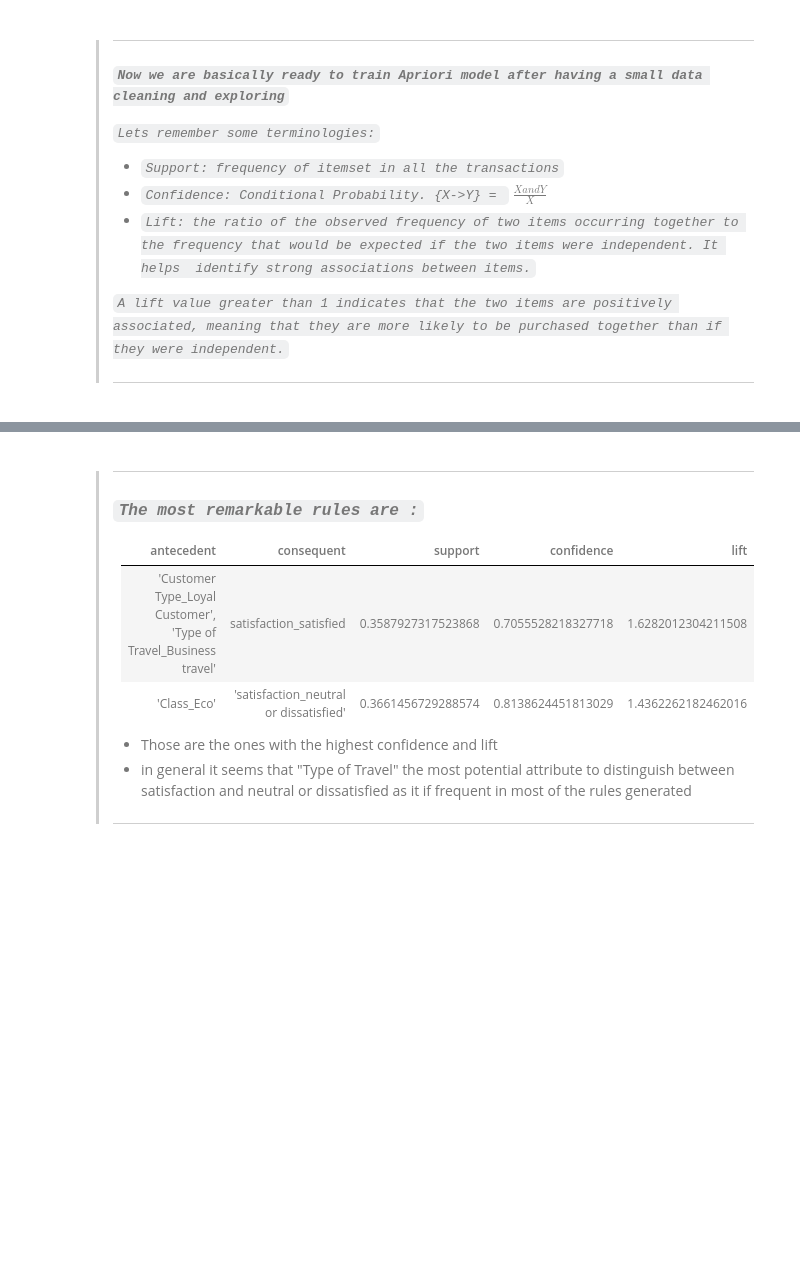
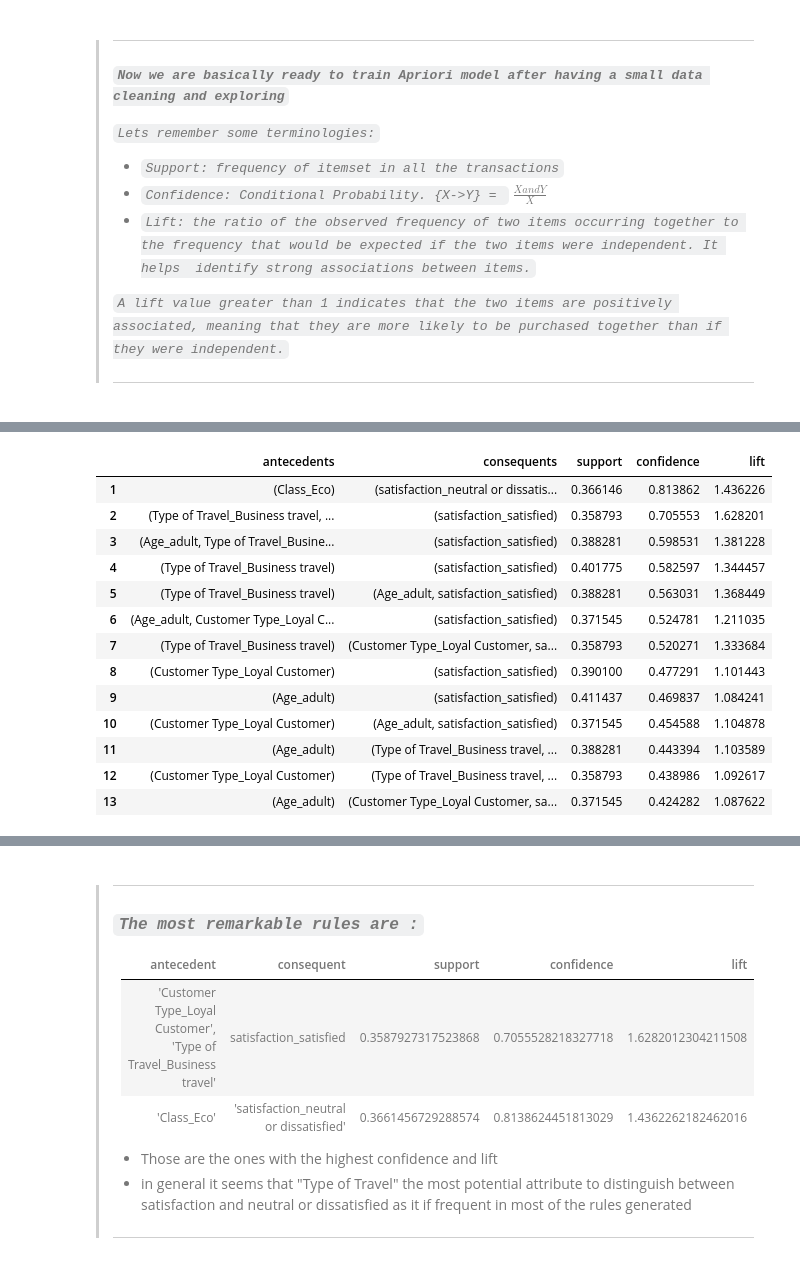
Before and after one commit to NouranHany/Airline-Satisfaction-Predictors, a Jupyter notebook: ModelPipelines/Apriori/Apriori.ipynb, the cells around one changed output, grey strips where cells are left out. Saved outputs shown, nothing was run; the diff lists cells and outputs as text; code cells hidden in the pictures; blank space fills up the shorter version.

```diff
--- a/ModelPipelines/Apriori/Apriori.ipynb
+++ b/ModelPipelines/Apriori/Apriori.ipynb
@@ -95,9 +97,28 @@ rules_df = association_rules(frequent_itemsets, metric="lift", min_threshold=1)
 # %%
 rules_df = rules_df.sort_values(['confidence', 'lift'], ascending =[False, False])
 
 # get only the rules that has satisfaction as consequent(rhs of rule)
 rules_df = rules_df[rules_df['consequents'].astype(str).str.contains('satisfaction')]
 
 # write the rules to a txt file
-rules_df.to_csv('rules.txt', sep='\t', index=False)
+# rules_df.to_csv('rules.txt', sep='\t', index=False)
+
+df_new=rules_df[['antecedents', 'consequents', 'support', 'confidence', 'lift']]
+df_new.index = range(1, len(df_new) + 1)
+df_new
+# %% [output]
+|  | antecedents | consequents | support | confidence | lift |
+| 1 | (Class_Eco) | (satisfaction_neutral or dissatis... | 0.366146 | 0.813862 | 1.436226 |
+| 2 | (Type of Travel_Business travel, ... | (satisfaction_satisfied) | 0.358793 | 0.705553 | 1.628201 |
+| 3 | (Age_adult, Type of Travel_Busine... | (satisfaction_satisfied) | 0.388281 | 0.598531 | 1.381228 |
+| 4 | (Type of Travel_Business travel) | (satisfaction_satisfied) | 0.401775 | 0.582597 | 1.344457 |
+| 5 | (Type of Travel_Business travel) | (Age_adult, satisfaction_satisfied) | 0.388281 | 0.563031 | 1.368449 |
+| 6 | (Age_adult, Customer Type_Loyal C... | (satisfaction_satisfied) | 0.371545 | 0.524781 | 1.211035 |
+| 7 | (Type of Travel_Business travel) | (Customer Type_Loyal Customer, sa... | 0.358793 | 0.520271 | 1.333684 |
+| 8 | (Customer Type_Loyal Customer) | (satisfaction_satisfied) | 0.390100 | 0.477291 | 1.101443 |
+| 9 | (Age_adult) | (satisfaction_satisfied) | 0.411437 | 0.469837 | 1.084241 |
+| 10 | (Customer Type_Loyal Customer) | (Age_adult, satisfaction_satisfied) | 0.371545 | 0.454588 | 1.104878 |
+| 11 | (Age_adult) | (Type of Travel_Business travel, ... | 0.388281 | 0.443394 | 1.103589 |
+| 12 | (Customer Type_Loyal Customer) | (Type of Travel_Business travel, ... | 0.358793 | 0.438986 | 1.092617 |
+| 13 | (Age_adult) | (Customer Type_Loyal Customer, sa... | 0.371545 | 0.424282 | 1.087622 |
 # %%
```
Also changed, not shown: parts of 4 cells of this notebook.
